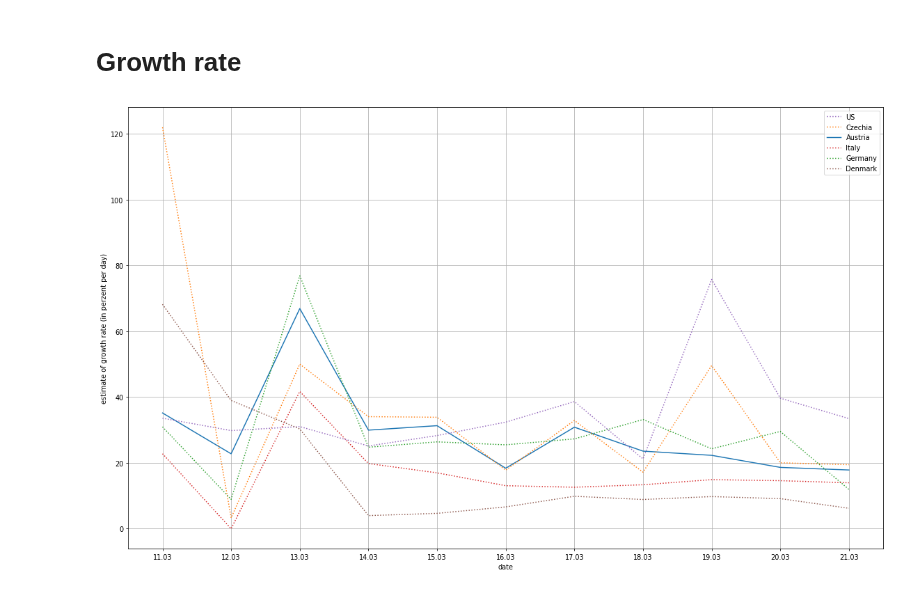
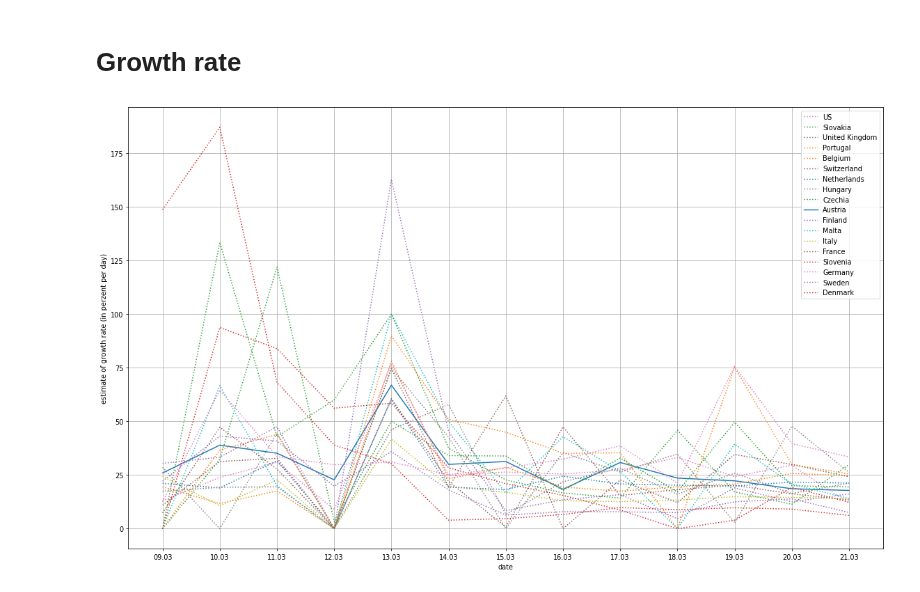
Before and after one commit to human-centered-ai-lab/app-covid-19-playground, a Jupyter notebook: covid_19_playground.ipynb, the cells around one changed output. Cells and saved outputs as stored; diff of their text form; code cells hidden in the pictures.

```diff
--- a/covid_19_playground.ipynb
+++ b/covid_19_playground.ipynb
@@ -61,7 +61,7 @@ height_in_inches = 12
 dots_per_inch = 70
 plt.figure( figsize=(width_in_inches, height_in_inches), dpi=dots_per_inch)
 
-countriesOfInterest = ['Austria', 'Czechia', 'Germany', 'Italy', 'US', 'United Kingdom', 'Denmark' ]
+#countriesOfInterest = ['Austria', 'Czechia', 'Germany', 'Italy', 'US', 'United Kingdom', 'Denmark' ]
 
 start_date = date(2020, 3, 8)
 end_date   = date(2020, 3, 22)
@@ -112,9 +112,9 @@ plt.show()
 # %%
 # delta growth rate computing
 deltaInDays = 1
-countriesOfInterest = ['Austria',  'Czechia', 'Germany', 'Italy', 'US', 'Denmark']
+#countriesOfInterest = ['Austria',  'Czechia', 'Germany', 'Italy', 'US', 'Denmark']
 
-start_date = date(2020, 3, 10)
+start_date = date(2020, 3, 8)
 end_date   = date(2020, 3, 22)
 datesToInspect = []
 
@@ -142,31 +142,31 @@ for c in countriesOfInterest:
       if daydata['date'] == datastring:
           cc1 = daydata['confirmed']
     datastring = datesToInspect[dataindex+deltaInDays]
     for daydata in datafromonecontry:
       if daydata['date'] == datastring:
           cc2 = daydata['confirmed']
     if cc2 == 0:
       v = 0
     else:
       v = 100 * (cc2-cc1) / cc1  / deltaInDays
     numberToOrder[i] = v
     y_axis_data.append(v)
 
   ls = 'solid' if c == 'Austria' else 'dotted'
   lines, = plt.plot(x_axis_data[deltaInDays:],  y_axis_data, label=c, linestyle=ls)
   labels.append (c)
   plt.legend()
   i = i + 1
 
 LabelOrdering = []
 for e in sorted(numberToOrder.items(), key=lambda x: x[1], reverse=True):
   LabelOrdering.append (e[0])
 
 plt.xlabel("date")
 plt.ylabel("estimate of growth rate (in perzent per day)")
 plt.grid(True)
 handles, labels = plt.gca().get_legend_handles_labels()
 plt.legend([handles[idx] for idx in LabelOrdering],[labels[idx] for idx in LabelOrdering])
 plt.show()
 # %% [output]
-[figure, old version]
+[figure, new version]
```
Also changed, not shown: parts of 2 cells of this notebook.
